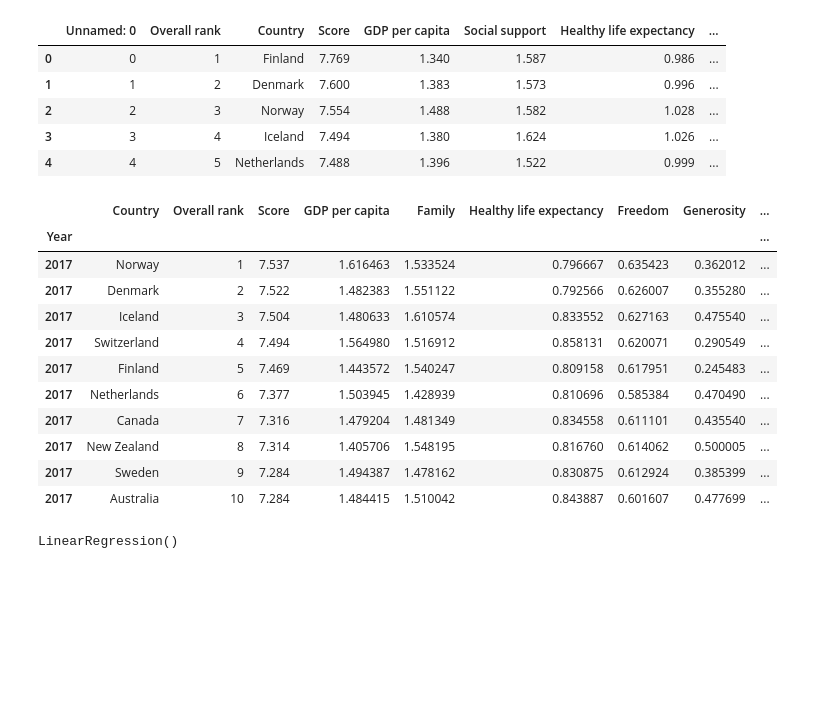
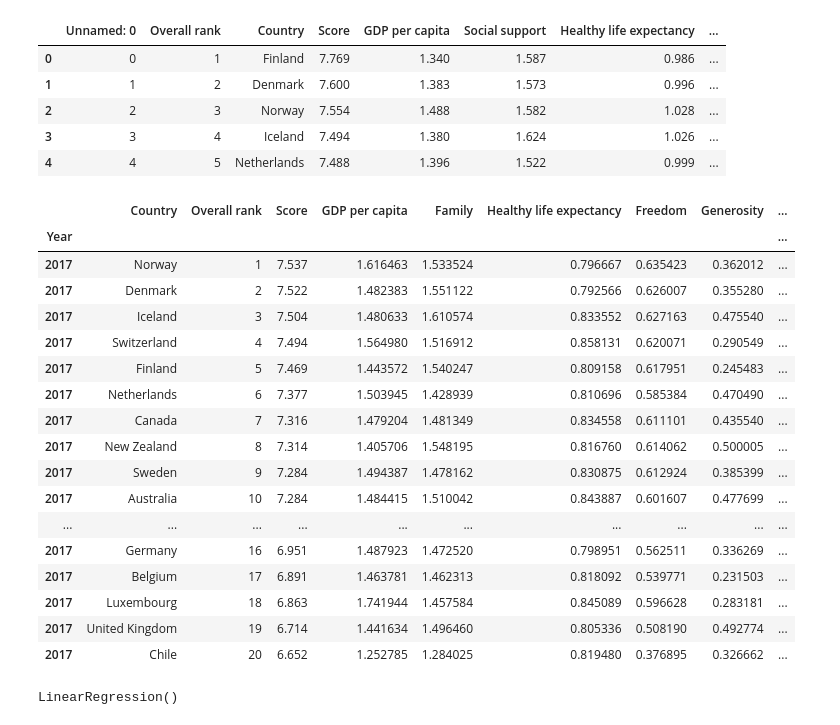
Before and after one commit to Lanpham0110/Final_Project, a Jupyter notebook: Untitled.ipynb, the cells around one changed output. Cells and saved outputs as stored; diff of their text form; code cells hidden in the pictures; blank space fills up the shorter version.

```diff
--- a/Untitled.ipynb
+++ b/Untitled.ipynb
@@ -43,21 +43,27 @@ happy_2019.head(5)
 happy_2019['Year'] = 2019
 # %%
 happiness_all = happy_2017.append(happy_2018, ignore_index=True).append(happy_2019, ignore_index=True)\
-.drop(columns=['Unnamed: 0','Social support']).dropna().set_index('Year')
-happiness_all.head(10)
+.drop(columns=['Unnamed: 0', 'Social support']).dropna().set_index('Year')
+happiness_all.head(20)
 # %% [output]
 |  | Country | Overall rank | Score | GDP per capita | Family | Healthy life expectancy | Freedom | Generosity | ... |
 | Year |  |  |  |  |  |  |  |  | ... |
 | 2017 | Norway | 1 | 7.537 | 1.616463 | 1.533524 | 0.796667 | 0.635423 | 0.362012 | ... |
 | 2017 | Denmark | 2 | 7.522 | 1.482383 | 1.551122 | 0.792566 | 0.626007 | 0.355280 | ... |
 | 2017 | Iceland | 3 | 7.504 | 1.480633 | 1.610574 | 0.833552 | 0.627163 | 0.475540 | ... |
 | 2017 | Switzerland | 4 | 7.494 | 1.564980 | 1.516912 | 0.858131 | 0.620071 | 0.290549 | ... |
 | 2017 | Finland | 5 | 7.469 | 1.443572 | 1.540247 | 0.809158 | 0.617951 | 0.245483 | ... |
 | 2017 | Netherlands | 6 | 7.377 | 1.503945 | 1.428939 | 0.810696 | 0.585384 | 0.470490 | ... |
 | 2017 | Canada | 7 | 7.316 | 1.479204 | 1.481349 | 0.834558 | 0.611101 | 0.435540 | ... |
 | 2017 | New Zealand | 8 | 7.314 | 1.405706 | 1.548195 | 0.816760 | 0.614062 | 0.500005 | ... |
 | 2017 | Sweden | 9 | 7.284 | 1.494387 | 1.478162 | 0.830875 | 0.612924 | 0.385399 | ... |
 | 2017 | Australia | 10 | 7.284 | 1.484415 | 1.510042 | 0.843887 | 0.601607 | 0.477699 | ... |
+| ... | ... | ... | ... | ... | ... | ... | ... | ... | ... |
+| 2017 | Germany | 16 | 6.951 | 1.487923 | 1.472520 | 0.798951 | 0.562511 | 0.336269 | ... |
+| 2017 | Belgium | 17 | 6.891 | 1.463781 | 1.462313 | 0.818092 | 0.539771 | 0.231503 | ... |
+| 2017 | Luxembourg | 18 | 6.863 | 1.741944 | 1.457584 | 0.845089 | 0.596628 | 0.283181 | ... |
+| 2017 | United Kingdom | 19 | 6.714 | 1.441634 | 1.496460 | 0.805336 | 0.508190 | 0.492774 | ... |
+| 2017 | Chile | 20 | 6.652 | 1.252785 | 1.284025 | 0.819480 | 0.376895 | 0.326662 | ... |
 # %%
 happiness_all.to_csv('Onefile.csv')
 # %%
```
Also changed, not shown: parts of 13 cells of this notebook, 1 other file.
